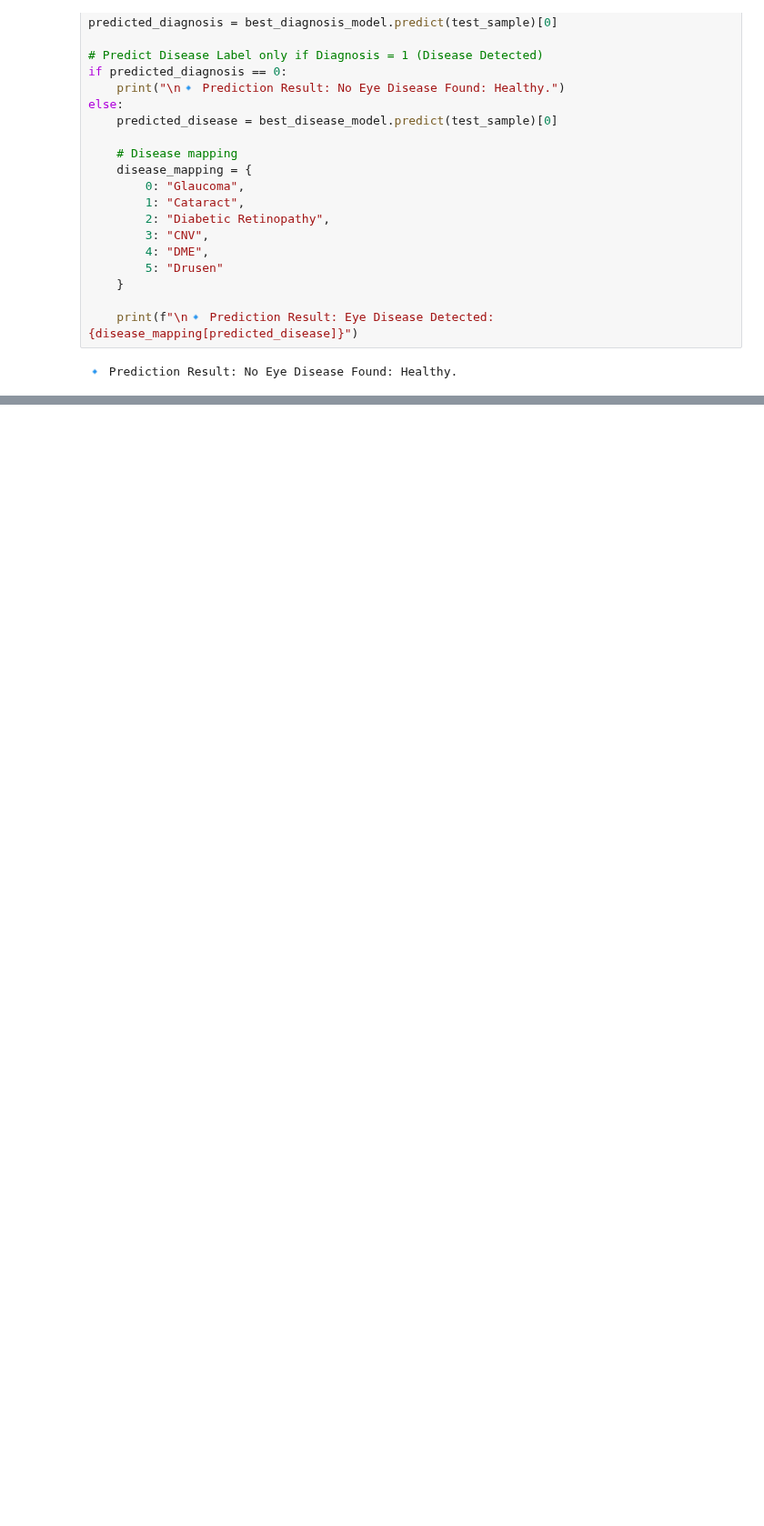
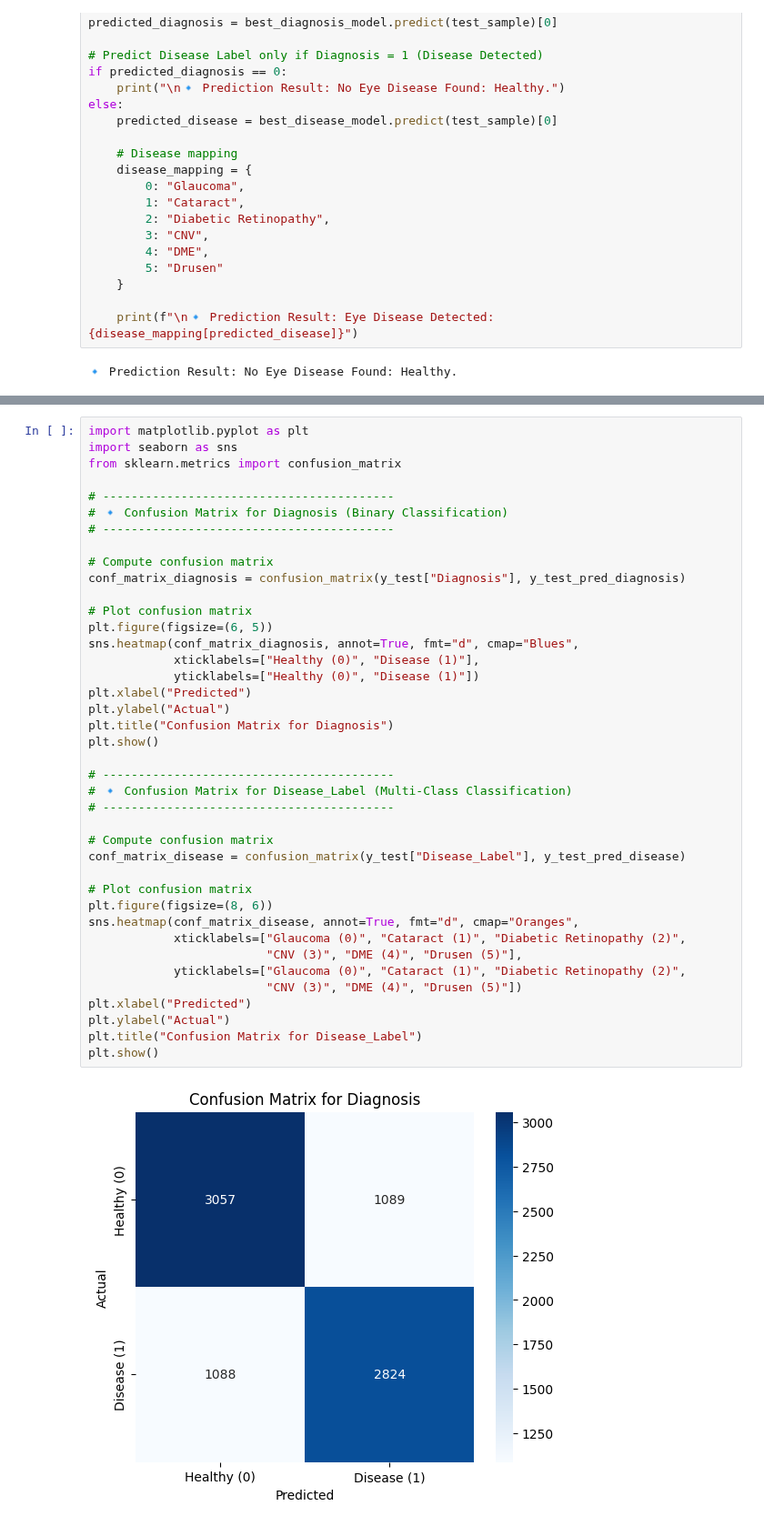
Before and after one commit to DinurakshanRavichandran/Visio-Glance, a Jupyter notebook: unified_eye_disease_detection_corrected.ipynb, the cells around one changed output, grey strips where cells are left out. Shown at 91% size. Saved outputs shown, nothing was run; the diff lists cells and outputs as text; blank space fills up the shorter version.

Commit message:
Display and Visualize the Confusion Matrix.

```diff
--- a/unified_eye_disease_detection_corrected.ipynb
+++ b/unified_eye_disease_detection_corrected.ipynb
@@ -440,0 +465,42 @@ else:
+# %%
+import matplotlib.pyplot as plt
+import seaborn as sns
+from sklearn.metrics import confusion_matrix
+
+# -----------------------------------------
+# 🔹 Confusion Matrix for Diagnosis (Binary Classification)
+# -----------------------------------------
+
+# Compute confusion matrix
+conf_matrix_diagnosis = confusion_matrix(y_test["Diagnosis"], y_test_pred_diagnosis)
+
+# Plot confusion matrix
+plt.figure(figsize=(6, 5))
+sns.heatmap(conf_matrix_diagnosis, annot=True, fmt="d", cmap="Blues",
+            xticklabels=["Healthy (0)", "Disease (1)"],
+            yticklabels=["Healthy (0)", "Disease (1)"])
+plt.xlabel("Predicted")
+plt.ylabel("Actual")
+plt.title("Confusion Matrix for Diagnosis")
+plt.show()
+
+# -----------------------------------------
+# 🔹 Confusion Matrix for Disease_Label (Multi-Class Classification)
+# -----------------------------------------
+
+# Compute confusion matrix
+conf_matrix_disease = confusion_matrix(y_test["Disease_Label"], y_test_pred_disease)
+
+# Plot confusion matrix
+plt.figure(figsize=(8, 6))
+sns.heatmap(conf_matrix_disease, annot=True, fmt="d", cmap="Oranges",
+            xticklabels=["Glaucoma (0)", "Cataract (1)", "Diabetic Retinopathy (2)",
+                         "CNV (3)", "DME (4)", "Drusen (5)"],
+            yticklabels=["Glaucoma (0)", "Cataract (1)", "Diabetic Retinopathy (2)",
+                         "CNV (3)", "DME (4)", "Drusen (5)"])
+plt.xlabel("Predicted")
+plt.ylabel("Actual")
+plt.title("Confusion Matrix for Disease_Label")
+plt.show()
+# %% [output]
+[figure, added]
```
Also changed, not shown: parts of 3 cells of this notebook.
